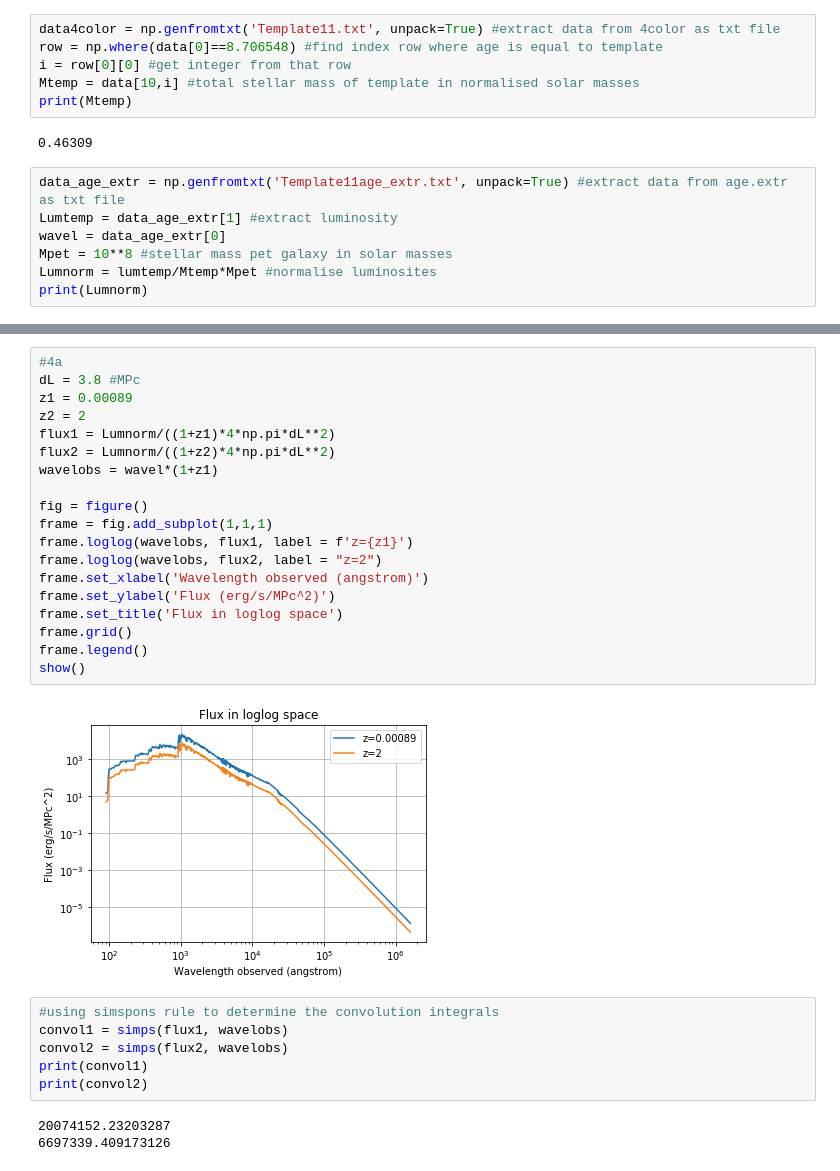
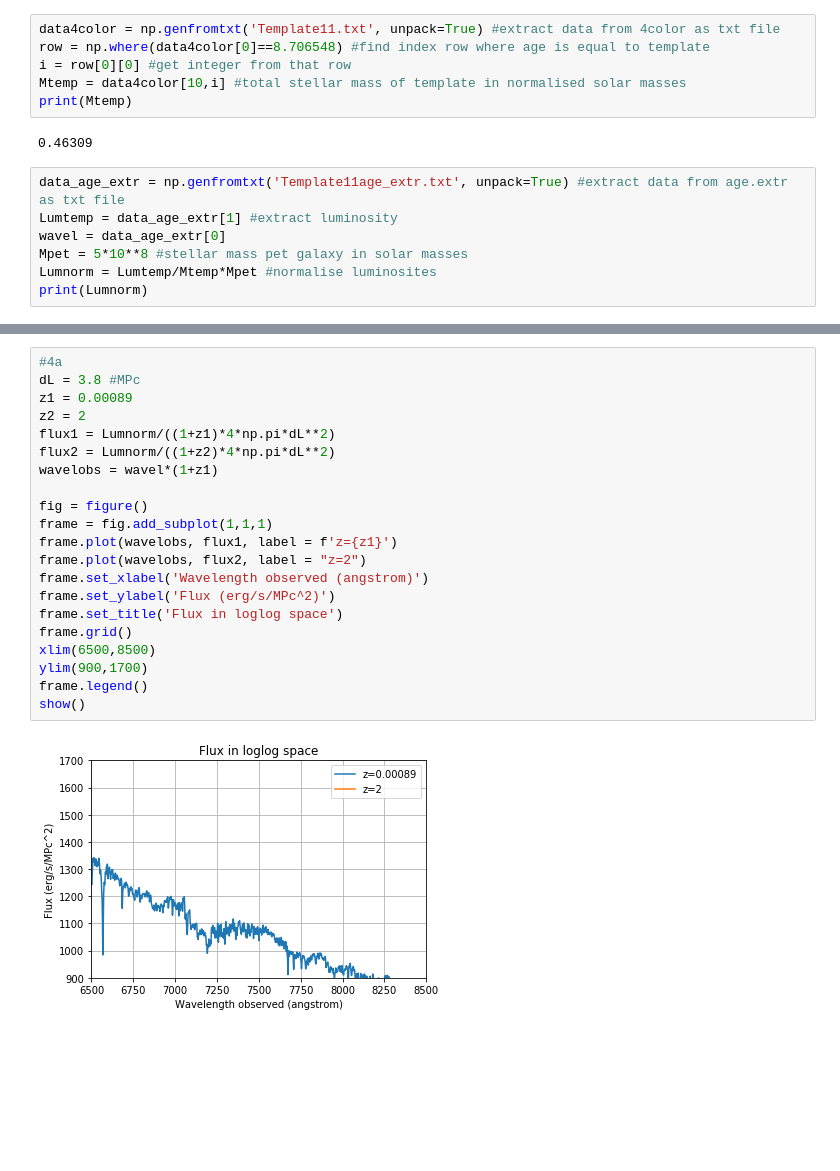
Before and after one commit to dziouba/PoG, a Jupyter notebook: PoGcomputerassign.ipynb, the cells around one changed output, grey strips where cells are left out. Saved outputs shown, nothing was run; the diff lists cells and outputs as text; blank space fills up the shorter version.

```diff
--- a/PoGcomputerassign.ipynb
+++ b/PoGcomputerassign.ipynb
@@ -15,9 +16,9 @@ AV0 = 0
 logage = np.log10(galage0)
 # %%
 data4color = np.genfromtxt('Template11.txt', unpack=True) #extract data from 4color as txt file
-row = np.where(data[0]==8.706548) #find index row where age is equal to template
+row = np.where(data4color[0]==8.706548) #find index row where age is equal to template
 i = row[0][0] #get integer from that row
-Mtemp = data[10,i] #total stellar mass of template in normalised solar masses
+Mtemp = data4color[10,i] #total stellar mass of template in normalised solar masses
 print(Mtemp)
 # %% [output]
 0.46309
@@ -25,7 +26,7 @@ print(Mtemp)
 data_age_extr = np.genfromtxt('Template11age_extr.txt', unpack=True) #extract data from age.extr as txt file
 Lumtemp = data_age_extr[1] #extract luminosity
 wavel = data_age_extr[0]
-Mpet = 10**8 #stellar mass pet galaxy in solar masses
-Lumnorm = lumtemp/Mtemp*Mpet #normalise luminosites
+Mpet = 5*10**8 #stellar mass pet galaxy in solar masses
+Lumnorm = Lumtemp/Mtemp*Mpet #normalise luminosites
 print(Lumnorm)
 # %% [output]
@@ -47,30 +69,23 @@ show()
 # %%
 #4a
 dL = 3.8 #MPc
 z1 = 0.00089
 z2 = 2
 flux1 = Lumnorm/((1+z1)*4*np.pi*dL**2)
 flux2 = Lumnorm/((1+z2)*4*np.pi*dL**2)
 wavelobs = wavel*(1+z1)
 
 fig = figure()
 frame = fig.add_subplot(1,1,1)
-frame.loglog(wavelobs, flux1, label = f'z={z1}')
-frame.loglog(wavelobs, flux2, label = "z=2")
+frame.plot(wavelobs, flux1, label = f'z={z1}')
+frame.plot(wavelobs, flux2, label = "z=2")
 frame.set_xlabel('Wavelength observed (angstrom)')
 frame.set_ylabel('Flux (erg/s/MPc^2)')
 frame.set_title('Flux in loglog space')
 frame.grid()
+xlim(6500,8500)
+ylim(900,1700)
 frame.legend()
 show()
 # %% [output]
-[figure, old version]
+[figure, new version]
-# %%
-#using simspons rule to determine the convolution integrals
-convol1 = simps(flux1, wavelobs)
-convol2 = simps(flux2, wavelobs)
-print(convol1)
-print(convol2)
-# %% [output]
-20074152.23203287
-6697339.409173126
```
Also changed, not shown: parts of 7 cells of this notebook.
